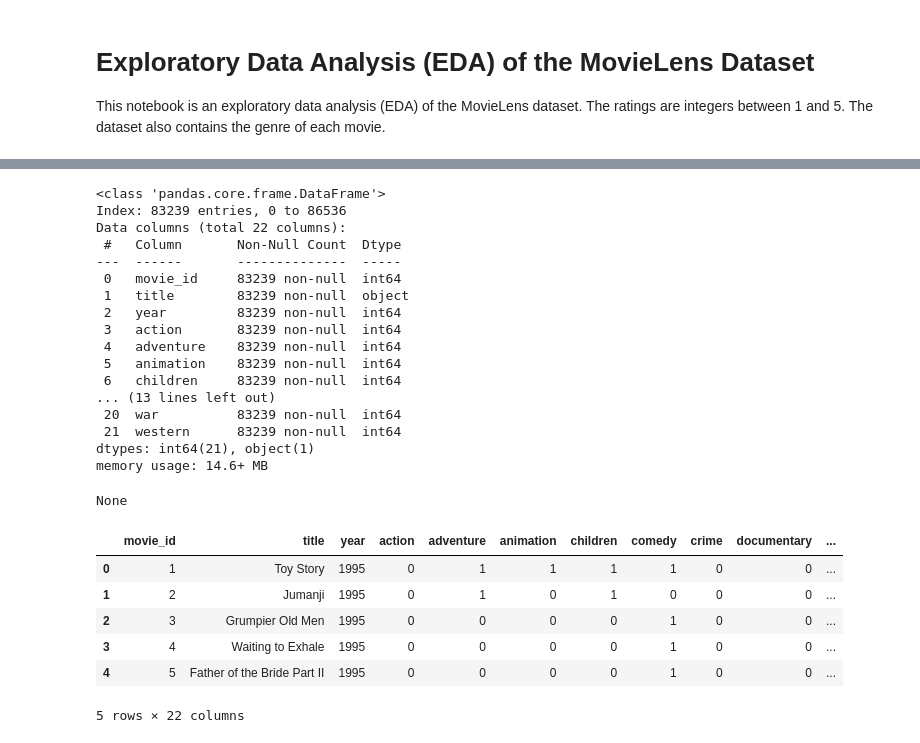
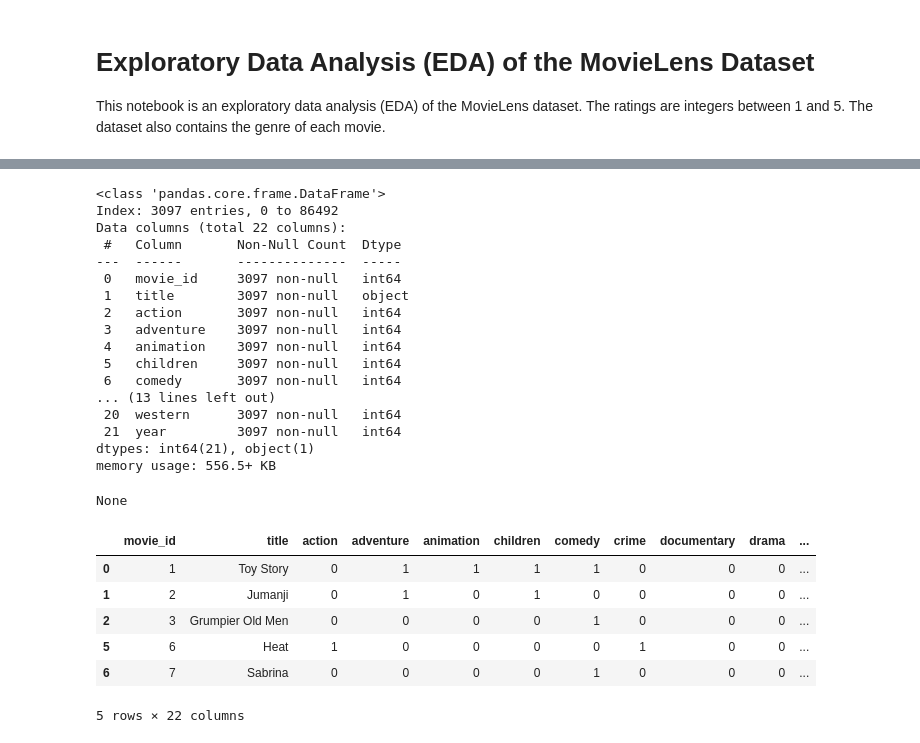
Before and after one commit to erikgrip/movie_recommendation, a Jupyter notebook: features_eda.ipynb, the cells around one changed output, grey strips where cells are left out. Cells and saved outputs as stored; diff of their text form; code cells hidden in the pictures.

Commit message:
wip: featurize data.

```diff
--- a/features_eda.ipynb
+++ b/features_eda.ipynb
@@ -53,2 +13,15 @@ genre_dummies = movie_meta.genres.str.get_dummies(sep='|').drop(columns="(no gen
-# %%
-movie_meta = pd.concat([movie_meta[["movie_id", "title", "year"]], genre_dummies], axis=1)
+# %%
+# Sample som euser for testing
+user_sample = ratings.userId.sample(10, random_state=42)
+ratings = ratings[ratings.userId.isin(user_sample)]
+# %%
+# Drop movies never rated
+movie_meta = movie_meta[movie_meta["movieId"].isin(ratings["movieId"])]
+
+# Rename columns
+column_rename = {"movieId": "movie_id", "userId": "user_id"}
+ratings = ratings.rename(columns=column_rename)
+movie_meta = movie_meta.rename(columns=column_rename)
+
+# Convert timestamp to datetime in new column
+ratings["datetime"] = pd.to_datetime(ratings["timestamp"], unit="s")
@@ -55,29 +82,40 @@ movie_meta = pd.concat([movie_meta[["movie_id", "title", "year"]], genre_dummies
+# %%
+def prepare_movie_data(
+    df_movies: pd.DataFrame, df_ratings: pd.DataFrame
+) -> pd.DataFrame:
+    """Prepares the movie data for use in a recommender system."""
+    df_movies = genre_features(df_movies)
+    df_movies = split_title_year(df_movies)
+    df_movies = impute_missing_year(df_movies, df_ratings)
+    return df_movies
 # %%
-display(movie_meta.info())
-display(movie_meta.head())
+movie_features = prepare_movie_data(movie_meta, ratings)
+
+display(movie_features.info())
+display(movie_features.head())
 # %% [output]
 <class 'pandas.core.frame.DataFrame'>
-Index: 83239 entries, 0 to 86536
+Index: 3097 entries, 0 to 86492
 Data columns (total 22 columns):
  #   Column       Non-Null Count  Dtype
 ---  ------       --------------  -----
- 0   movie_id     83239 non-null  int64
- 1   title        83239 non-null  object
- 2   year         83239 non-null  int64
- 3   action       83239 non-null  int64
- 4   adventure    83239 non-null  int64
- 5   animation    83239 non-null  int64
- 6   children     83239 non-null  int64
+ 0   movie_id     3097 non-null   int64
+ 1   title        3097 non-null   object
+ 2   action       3097 non-null   int64
+ 3   adventure    3097 non-null   int64
+ 4   animation    3097 non-null   int64
+ 5   children     3097 non-null   int64
+ 6   comedy       3097 non-null   int64
 ... (13 lines left out)
- 20  war          83239 non-null  int64
- 21  western      83239 non-null  int64
+ 20  western      3097 non-null   int64
+ 21  year         3097 non-null   int64
 dtypes: int64(21), object(1)
-memory usage: 14.6+ MB
+memory usage: 556.5+ KB
 None
-|  | movie_id | title | year | action | adventure | animation | children | comedy | crime | documentary | ... |
-| 0 | 1 | Toy Story | 1995 | 0 | 1 | 1 | 1 | 1 | 0 | 0 | ... |
-| 1 | 2 | Jumanji | 1995 | 0 | 1 | 0 | 1 | 0 | 0 | 0 | ... |
-| 2 | 3 | Grumpier Old Men | 1995 | 0 | 0 | 0 | 0 | 1 | 0 | 0 | ... |
-| 3 | 4 | Waiting to Exhale | 1995 | 0 | 0 | 0 | 0 | 1 | 0 | 0 | ... |
-| 4 | 5 | Father of the Bride Part II | 1995 | 0 | 0 | 0 | 0 | 1 | 0 | 0 | ... |
+|  | movie_id | title | action | adventure | animation | children | comedy | crime | documentary | drama | ... |
+| 0 | 1 | Toy Story | 0 | 1 | 1 | 1 | 1 | 0 | 0 | 0 | ... |
+| 1 | 2 | Jumanji | 0 | 1 | 0 | 1 | 0 | 0 | 0 | 0 | ... |
+| 2 | 3 | Grumpier Old Men | 0 | 0 | 0 | 0 | 1 | 0 | 0 | 0 | ... |
+| 5 | 6 | Heat | 1 | 0 | 0 | 0 | 0 | 1 | 0 | 0 | ... |
+| 6 | 7 | Sabrina | 0 | 0 | 0 | 0 | 1 | 0 | 0 | 0 | ... |
 5 rows × 22 columns
```
Also changed, not shown: parts of 12 cells of this notebook.
